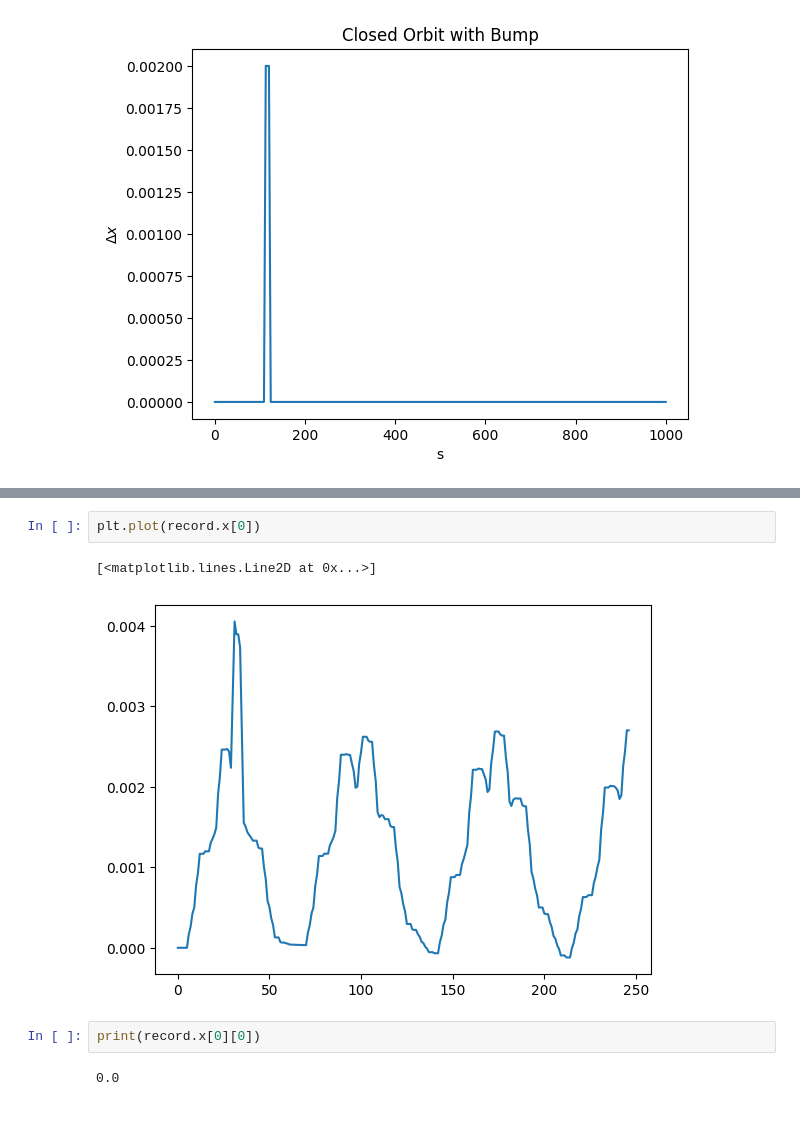
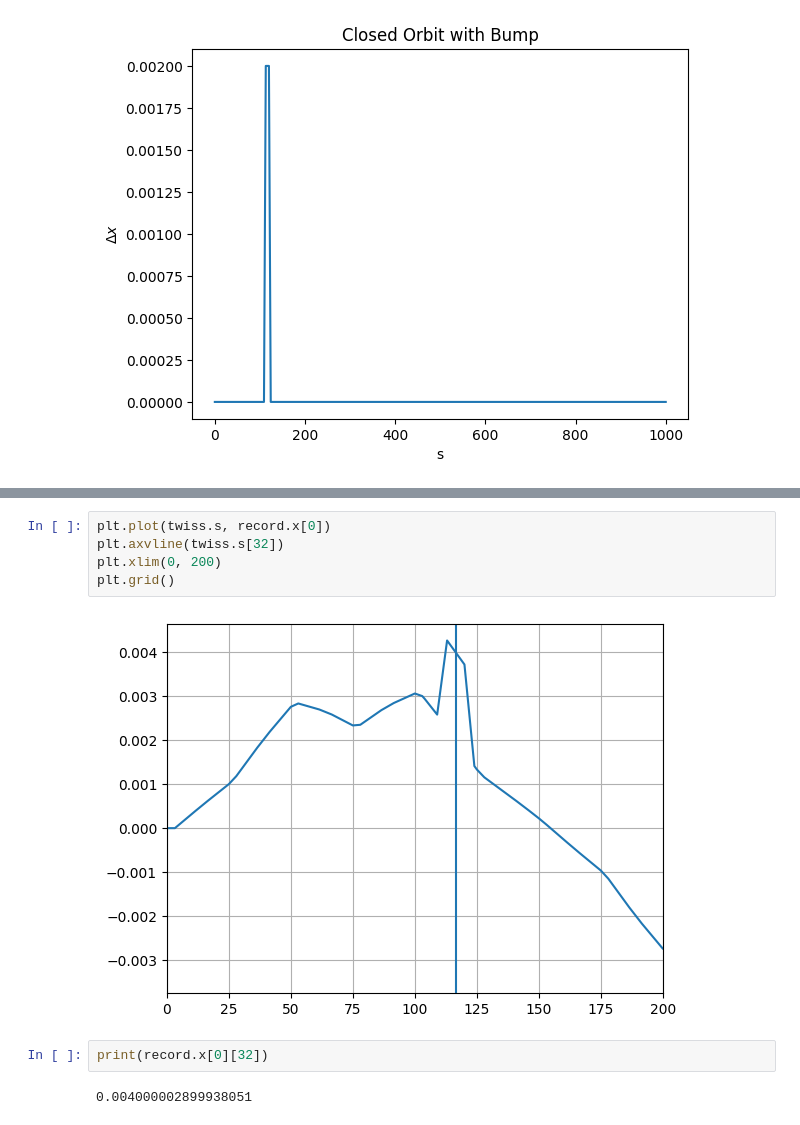
Before and after one commit to gornalexander/cas-beam-optics, a Jupyter notebook: Group_Oleksandr.ipynb, the cells around one changed output, grey strips where cells are left out. Saved outputs shown, nothing was run; the diff lists cells and outputs as text.

```diff
--- a/Group_Oleksandr.ipynb
+++ b/Group_Oleksandr.ipynb
@@ -265,9 +314,11 @@ plt.grid()
+# %%
+plt.plot(twiss.s, record.x[0])
+plt.axvline(twiss.s[32])
+plt.xlim(0, 200)
+plt.grid()
+# %% [output]
+[figure, added]
 # %%
-plt.plot(record.x[0])
+print(record.x[0][32])
 # %% [output]
-[<matplotlib.lines.Line2D at 0x...>]
+0.004000002899938051
-[figure, removed]
-# %%
-print(record.x[0][0])
-# %% [output]
-0.0
```
Also changed, not shown: parts of 12 cells of this notebook.
